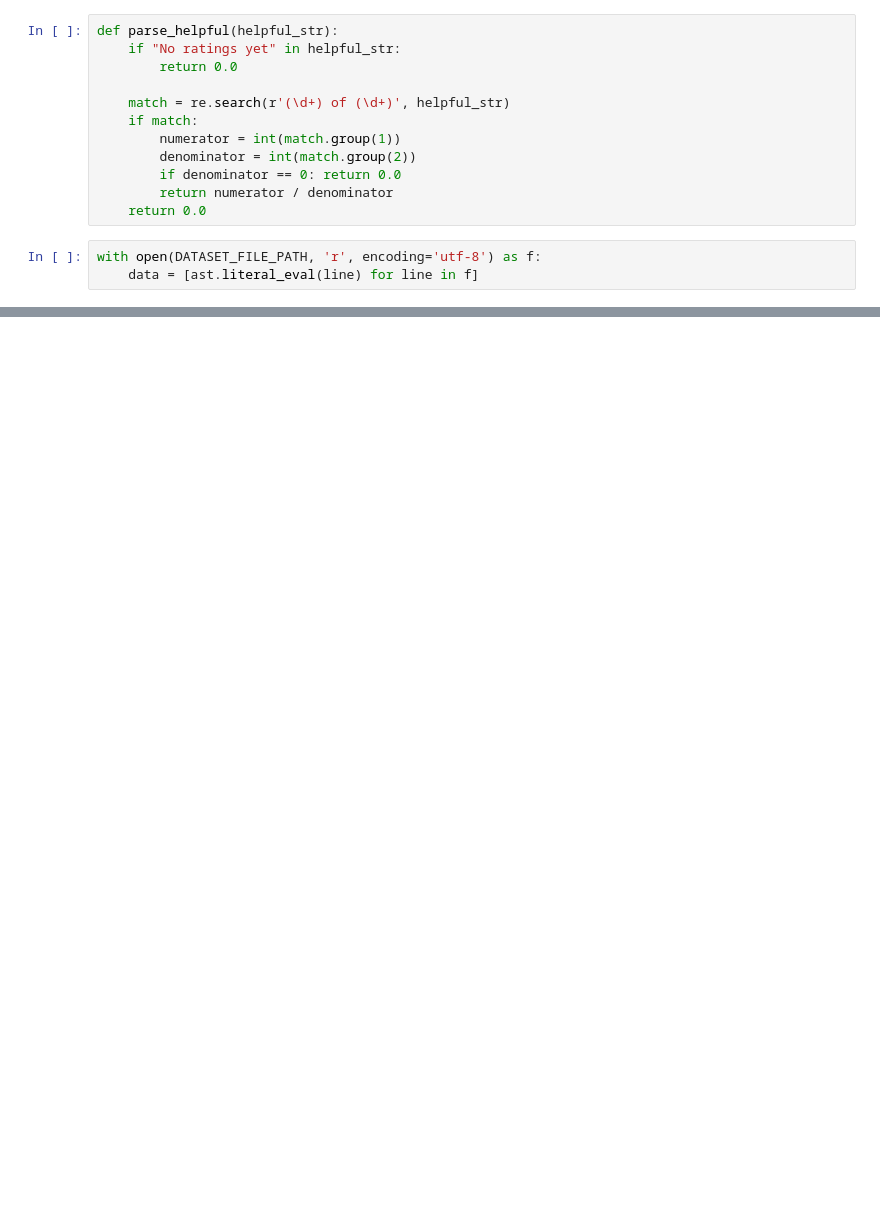
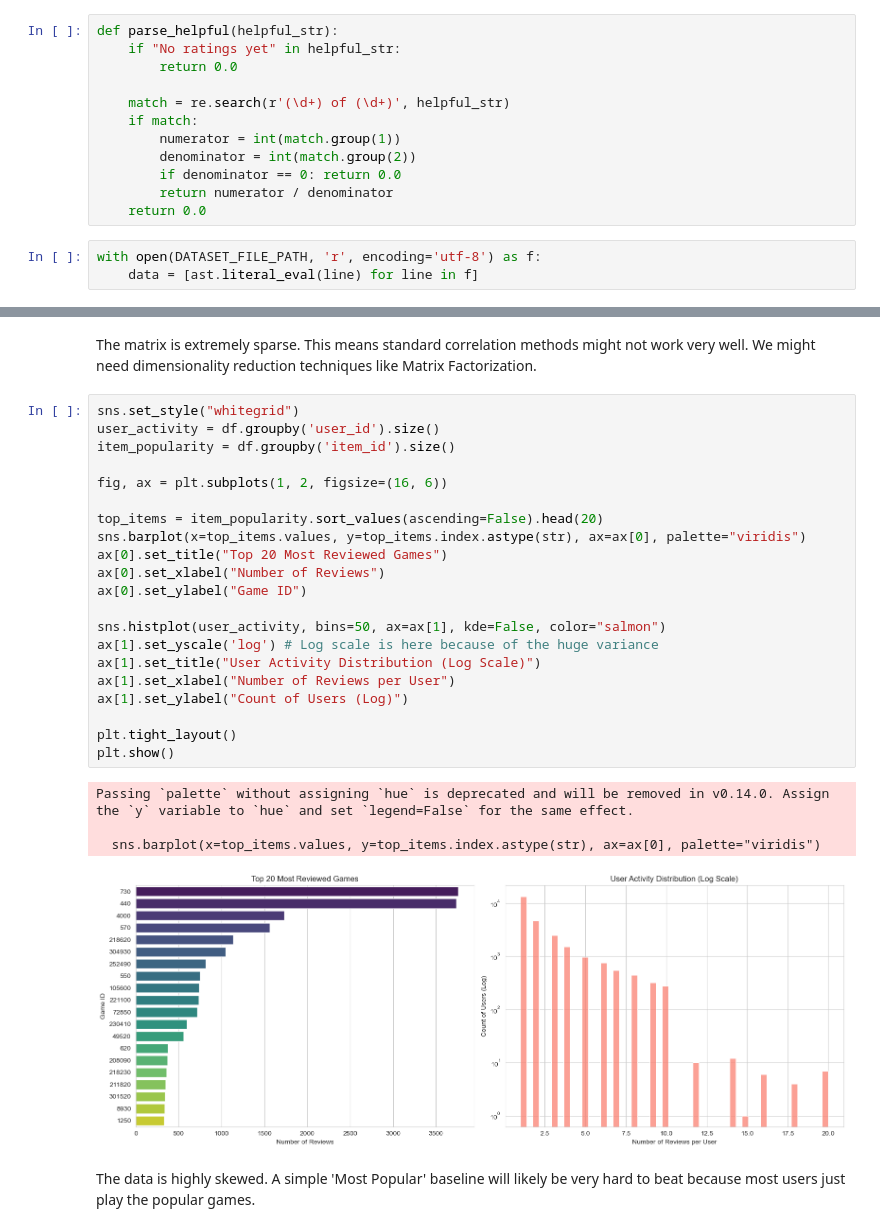
Before and after one commit to SirJishesALot/CSE-258-Steam-Review-Project, a Jupyter notebook: assignment2.ipynb, the cells around one changed output, grey strips where cells are left out. Cells and saved outputs as stored; diff of their text form; blank space fills up the shorter version.

```diff
--- a/assignment2.ipynb
+++ b/assignment2.ipynb
@@ -63,0 +94,30 @@ Total interactions: 59280
+# %% [markdown]
+The matrix is extremely sparse. This means standard correlation methods might not work very well. We might need dimensionality reduction techniques like Matrix Factorization.
+# %%
+sns.set_style("whitegrid")
+user_activity = df.groupby('user_id').size()
+item_popularity = df.groupby('item_id').size()
+
+fig, ax = plt.subplots(1, 2, figsize=(16, 6))
+
+top_items = item_popularity.sort_values(ascending=False).head(20)
+sns.barplot(x=top_items.values, y=top_items.index.astype(str), ax=ax[0], palette="viridis")
+ax[0].set_title("Top 20 Most Reviewed Games")
+ax[0].set_xlabel("Number of Reviews")
+ax[0].set_ylabel("Game ID")
+
+sns.histplot(user_activity, bins=50, ax=ax[1], kde=False, color="salmon")
+ax[1].set_yscale('log') # Log scale is here because of the huge variance
+ax[1].set_title("User Activity Distribution (Log Scale)")
+ax[1].set_xlabel("Number of Reviews per User")
+ax[1].set_ylabel("Count of Users (Log)")
+
+plt.tight_layout()
+plt.show()
+# %% [output]
+Passing `palette` without assigning `hue` is deprecated and will be removed in v0.14.0. Assign the `y` variable to `hue` and set `legend=False` for the same effect.
+
+  sns.barplot(x=top_items.values, y=top_items.index.astype(str), ax=ax[0], palette="viridis")
+[figure, added]
+# %% [markdown]
+The data is highly skewed. A simple 'Most Popular' baseline will likely be very hard to beat because most users just play the popular games.
```
Also changed, not shown: parts of 9 cells of this notebook.
